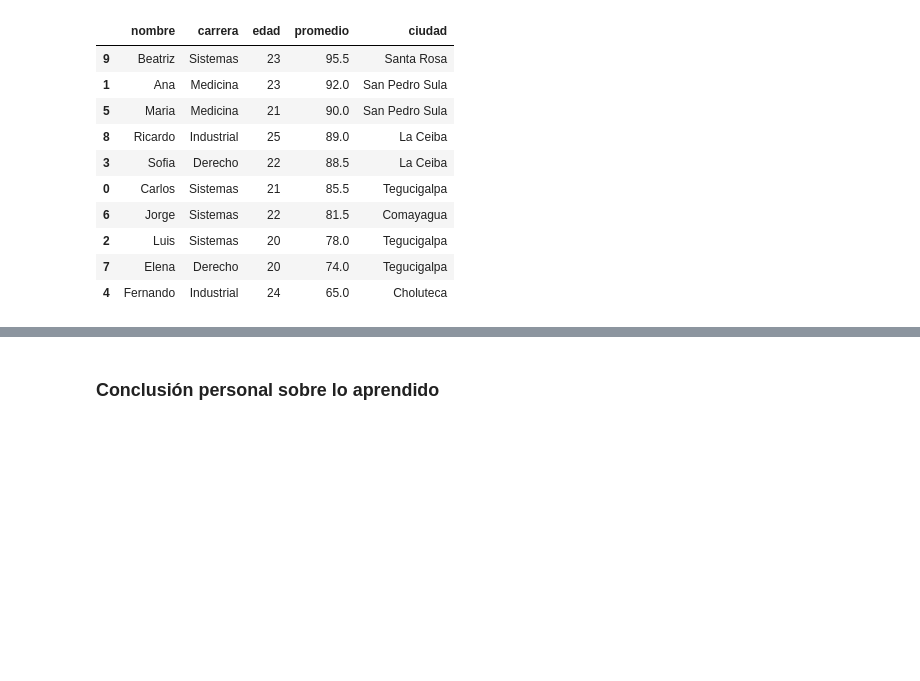
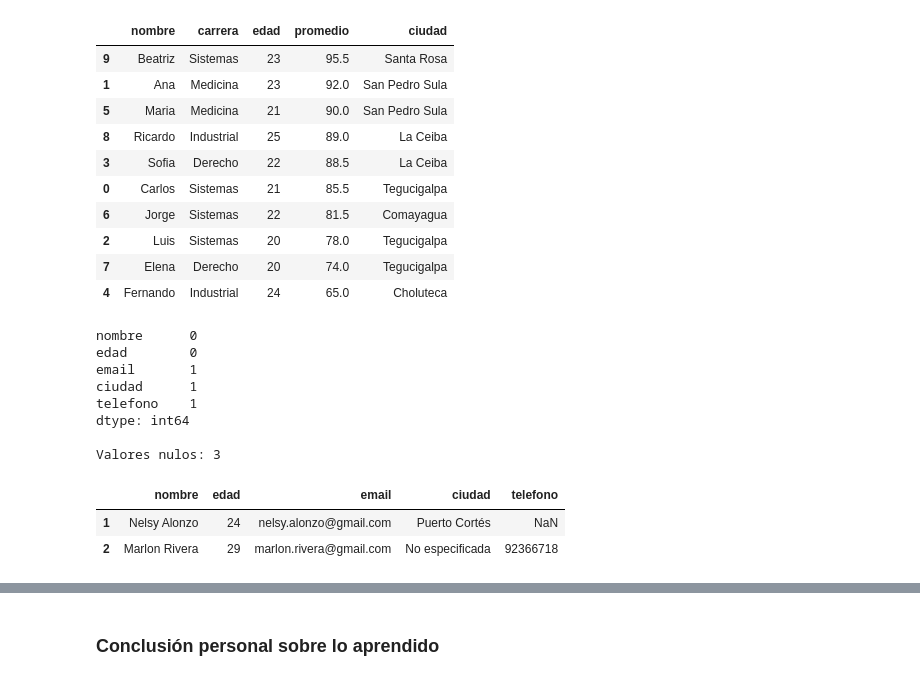
Before and after one commit to tommysvs/big-data, a Jupyter notebook: notebooks/assignments/TommyVega_PracticaPython.ipynb, the cells around one changed output, grey strips where cells are left out. Drawn from its saved outputs; the diff is of its cells as text; code cells hidden in the pictures; blank space fills up the shorter version.

```diff
--- a/notebooks/assignments/TommyVega_PracticaPython.ipynb
+++ b/notebooks/assignments/TommyVega_PracticaPython.ipynb
@@ -482,6 +482,42 @@ El promedio general de todos los estudiantes es: 83.90
 # Ejercicio 17: Análisis de ventas con pandas
 # %%
 # Ejercicio 18: Limpieza de datos con pandas
+
+clientes = [
+    {"nombre": "Tommy Vega", "edad": 30, "email": None, "ciudad": "San Pedro Sula", "telefono": "98765432"},
+    {"nombre": "Nelsy Alonzo", "edad": 24, "email": "nelsy.alonzo@gmail.com", "ciudad": "Puerto Cortés", "telefono": None},
+    {"nombre": "Marlon Rivera", "edad": 29, "email": "marlon.rivera@gmail.com", "ciudad": None, "telefono": "92366718"}
+]
+
+df_clientes = pd.DataFrame(clientes)
+
+print(df_clientes.isnull().sum())
+
+print("\nValores nulos:", df_clientes[df_clientes.isnull().any(axis=1)].shape[0])
+
+df_clientes["ciudad"] = df_clientes["ciudad"].fillna("No especificada")
+
+df_limpio = df_clientes.dropna(subset=["email"])
+
+display(df_limpio)
+
+# La lógica en este ejercicio es crear primero un diccionario de los clientes y luego pasarlo a un DataFrame, posterior a ello se solicitan varias cosas
+# Con la función isnull() se identifican lso valores nulos, y luego solo se cuentan con la funcion de sum()
+# Luego para contar los valores nulos por columna se utiliza la misma funcion de isnull() pero con un filtro para contar solo las filas que tengan al menos un valor nulo
+# Ya con la funciona fillna() se reemplaza el valor nulo de la columna ciudad por "No especificada"
+# Y por último con la función dropna() se eliminan las filas que tengan un valor nulo en la columna email
+# %% [output]
+nombre      0
+edad        0
+email       1
+ciudad      1
+telefono    1
+dtype: int64
+
+Valores nulos: 3
+|  | nombre | edad | email | ciudad | telefono |
+| 1 | Nelsy Alonzo | 24 | nelsy.alonzo@gmail.com | Puerto Cortés | NaN |
+| 2 | Marlon Rivera | 29 | marlon.rivera@gmail.com | No especificada | 92366718 |
 # %%
 # Ejercicio 19: Análisis de préstamos
 # %%
```
Also changed, not shown: parts of 1 cell of this notebook.
